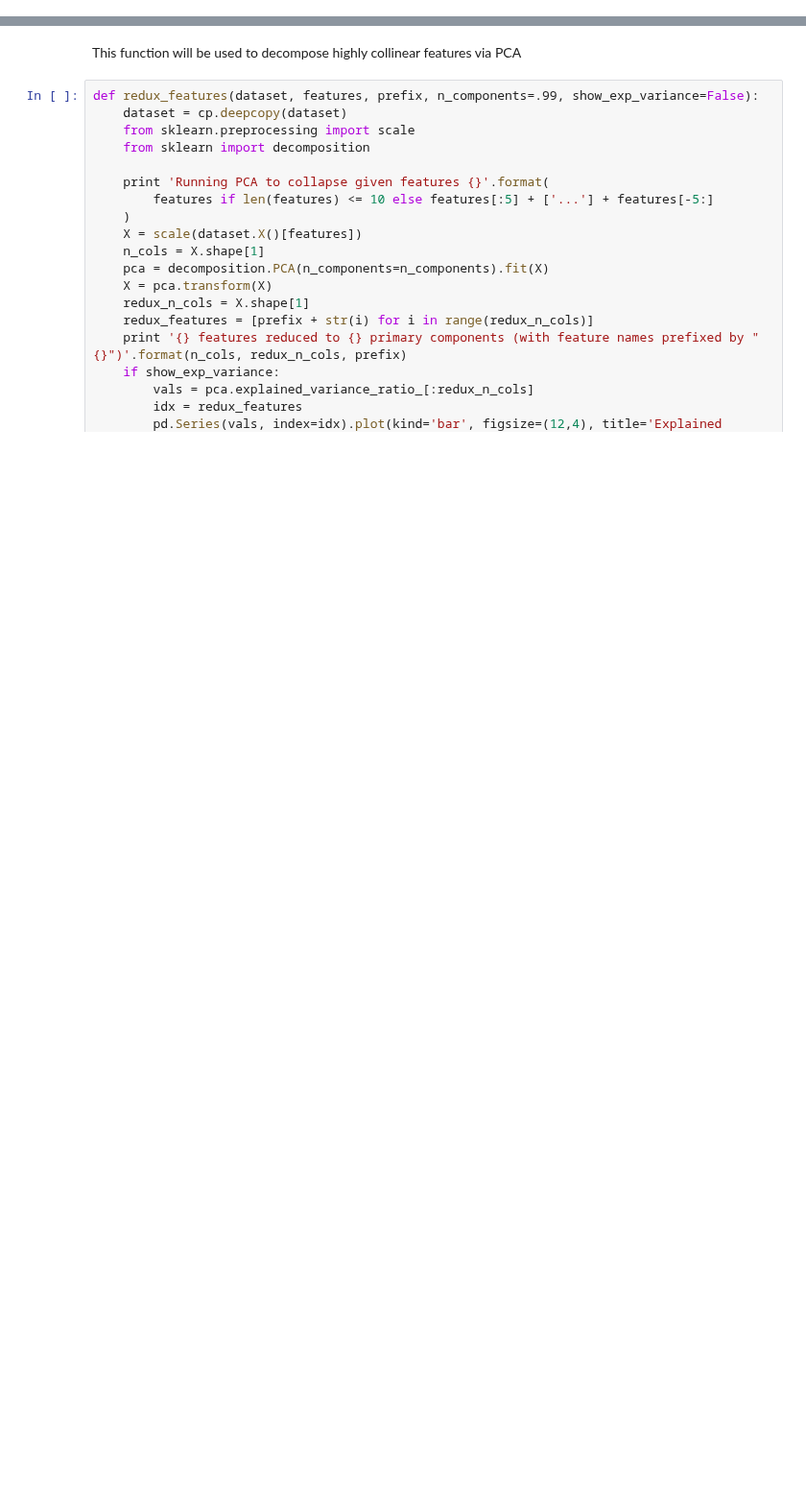
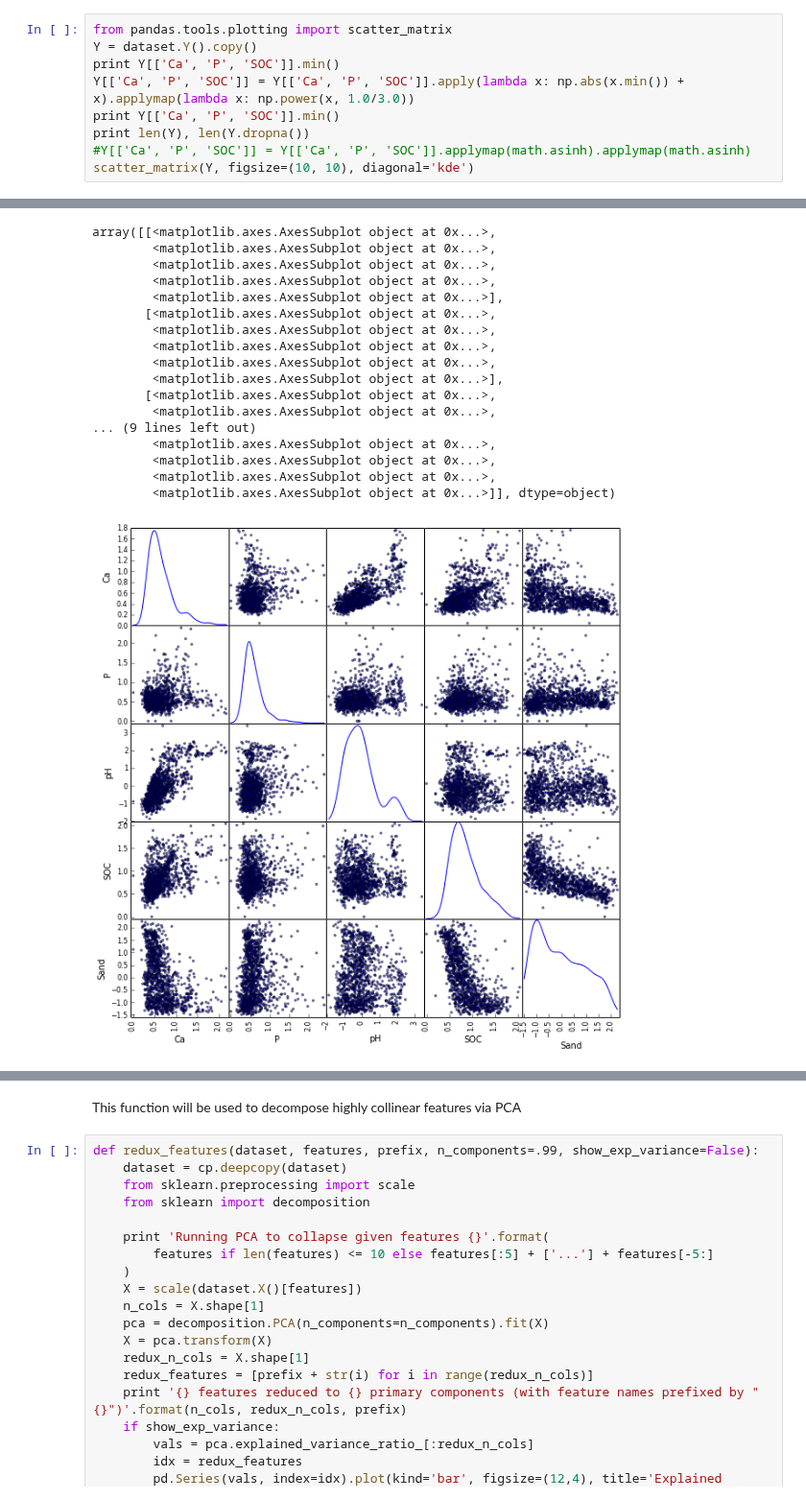
Before and after one commit to eric-czech/portfolio, a Jupyter notebook: demonstrative/python/notebooks/kaggle_soil.ipynb, the cells around one changed output, grey strips where cells are left out. Shown at 96% size. Cells and saved outputs as stored; diff of their text form; blank space fills up the shorter version.

```diff
--- a/demonstrative/python/notebooks/kaggle_soil.ipynb
+++ b/demonstrative/python/notebooks/kaggle_soil.ipynb
@@ -44,0 +207,10 @@ dataset.data.head()
+# %%
+from pandas.tools.plotting import scatter_matrix
+Y = dataset.Y().copy()
+print Y[['Ca', 'P', 'SOC']].min()
+Y[['Ca', 'P', 'SOC']] = Y[['Ca', 'P', 'SOC']].apply(lambda x: np.abs(x.min()) + x).applymap(lambda x: np.power(x, 1.0/3.0))
+print Y[['Ca', 'P', 'SOC']].min()
+print len(Y), len(Y.dropna())
+#Y[['Ca', 'P', 'SOC']] = Y[['Ca', 'P', 'SOC']].applymap(math.asinh).applymap(math.asinh)
+scatter_matrix(Y, figsize=(10, 10), diagonal='kde')
+# %% [output]
@@ -44,0 +226,18 @@ dataset.data.head()
+array([[<matplotlib.axes.AxesSubplot object at 0x...>,
+        <matplotlib.axes.AxesSubplot object at 0x...>,
+        <matplotlib.axes.AxesSubplot object at 0x...>,
+        <matplotlib.axes.AxesSubplot object at 0x...>,
+        <matplotlib.axes.AxesSubplot object at 0x...>],
+       [<matplotlib.axes.AxesSubplot object at 0x...>,
+        <matplotlib.axes.AxesSubplot object at 0x...>,
+        <matplotlib.axes.AxesSubplot object at 0x...>,
+        <matplotlib.axes.AxesSubplot object at 0x...>,
+        <matplotlib.axes.AxesSubplot object at 0x...>],
+       [<matplotlib.axes.AxesSubplot object at 0x...>,
+        <matplotlib.axes.AxesSubplot object at 0x...>,
+... (9 lines left out)
+        <matplotlib.axes.AxesSubplot object at 0x...>,
+        <matplotlib.axes.AxesSubplot object at 0x...>,
+        <matplotlib.axes.AxesSubplot object at 0x...>,
+        <matplotlib.axes.AxesSubplot object at 0x...>]], dtype=object)
+[figure, added]
```
Also changed, not shown: parts of 37 cells of this notebook.
